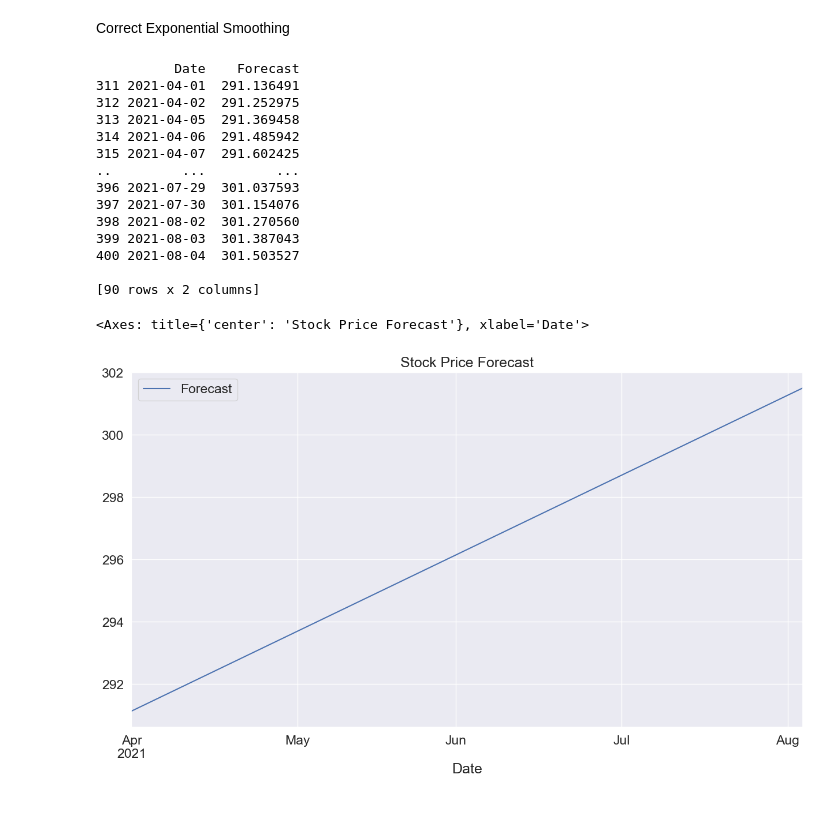
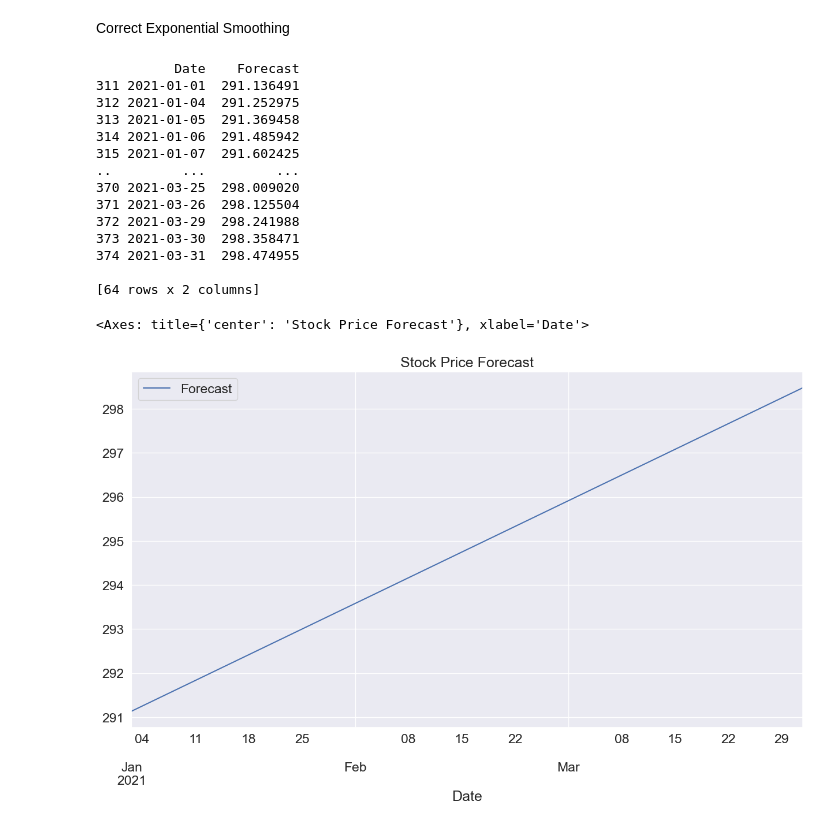
Before and after one commit to dgarbato/WWGJHClWs1tcyiwi, a Jupyter notebook: Exponential Smoothing - Russia.ipynb, the cells around one changed output. Saved outputs shown, nothing was run; the diff lists cells and outputs as text; code cells hidden in the pictures.

```diff
--- a/Exponential Smoothing - Russia.ipynb
+++ b/Exponential Smoothing - Russia.ipynb
@@ -192,35 +192,42 @@ train_data.shape
 (250, 2)
 # %% [markdown]
 Correct Exponential Smoothing
-# %%
-# Fit the model using the 'Price' column
-model = ExponentialSmoothing(data['Price'], trend='additive', seasonal=None)
-fit = model.fit()
-
-# Forecast for the first quarter of 2021
-forecast = fit.forecast(steps=90)  # Assuming 90 days in the first quarter
-
-# Combine the forecast with the dates for the forecast period
-forecast_dates = pd.date_range(start=data['Date'].iloc[-1] + pd.Timedelta(days=1), periods=90, freq='B')
-forecast_df = pd.DataFrame({'Date': forecast_dates, 'Forecast': forecast})
-
-# Print or plot the forecast
-print(forecast_df)
-forecast_df.plot(x='Date', y='Forecast', title='Stock Price Forecast')
-# %% [output]
-          Date    Forecast
-311 2021-04-01  291.136491
-312 2021-04-02  291.252975
-313 2021-04-05  291.369458
-314 2021-04-06  291.485942
-315 2021-04-07  291.602425
-..         ...         ...
-396 2021-07-29  301.037593
-397 2021-07-30  301.154076
-398 2021-08-02  301.270560
-399 2021-08-03  301.387043
-400 2021-08-04  301.503527
-
-[90 rows x 2 columns]
-<Axes: title={'center': 'Stock Price Forecast'}, xlabel='Date'>
-[figure, removed]
+# %%
+import pandas as pd
+from statsmodels.tsa.holtwinters import ExponentialSmoothing
+
+# Assuming data is already loaded in a DataFrame named 'data'
+# Fit the model using the 'Price' column
+model = ExponentialSmoothing(data['Price'], trend='additive', seasonal=None)
+fit = model.fit()
+
+# Generate business days for the first quarter of 2021
+forecast_dates = pd.date_range(start='2021-01-01', end='2021-03-31', freq='B')
+steps = len(forecast_dates)
+
+# Forecast for the first quarter of 2021
+forecast = fit.forecast(steps=steps)
+
+# Combine the forecast with the dates for the forecast period
+forecast_df = pd.DataFrame({'Date': forecast_dates, 'Forecast': forecast})
+
+# Print or plot the forecast
+print(forecast_df)
+forecast_df.plot(x='Date', y='Forecast', title='Stock Price Forecast')
+# %% [output]
+          Date    Forecast
+311 2021-01-01  291.136491
+312 2021-01-04  291.252975
+313 2021-01-05  291.369458
+314 2021-01-06  291.485942
+315 2021-01-07  291.602425
+..         ...         ...
+370 2021-03-25  298.009020
+371 2021-03-26  298.125504
+372 2021-03-29  298.241988
+373 2021-03-30  298.358471
+374 2021-03-31  298.474955
+
+[64 rows x 2 columns]
+<Axes: title={'center': 'Stock Price Forecast'}, xlabel='Date'>
+[figure, added]
```
Also changed, not shown: parts of 6 cells of this notebook, 2 other files.
